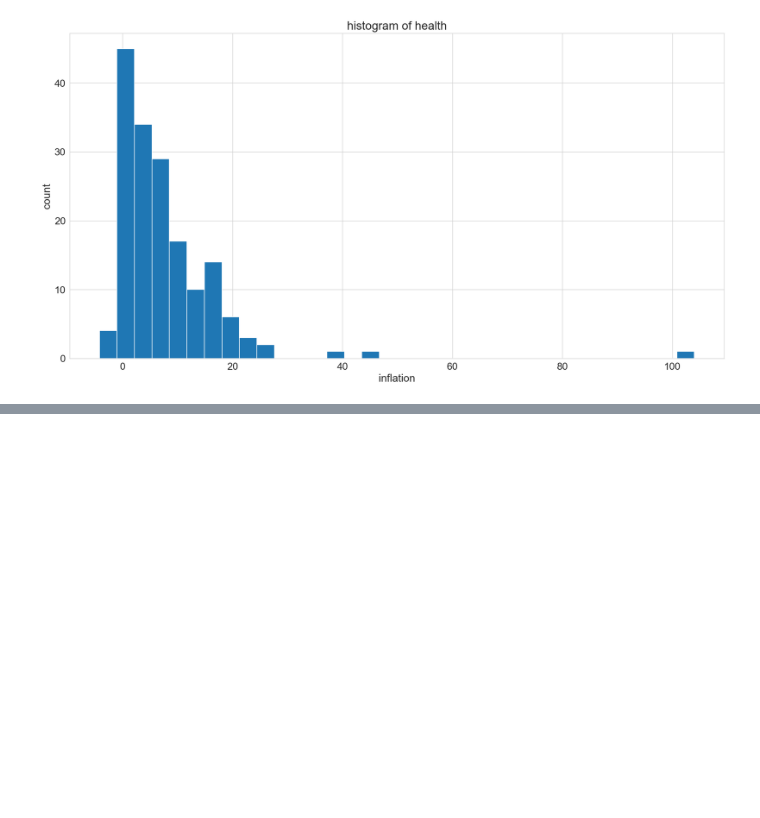
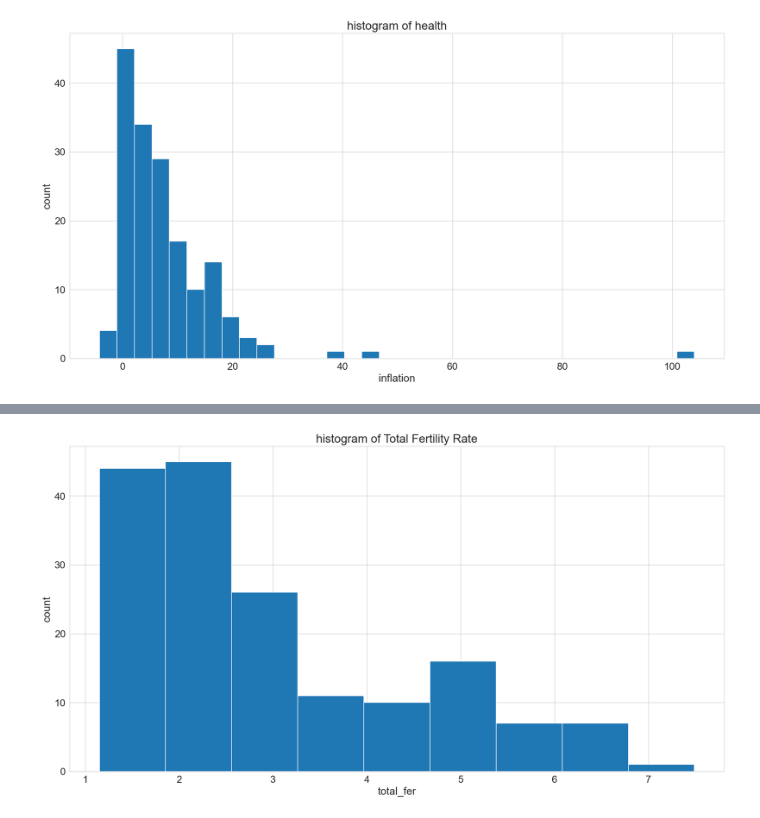
Before and after one commit to HosseinHeydari2004/pca-ml-project, a Jupyter notebook: pca.ipynb, the cells around one changed output, grey strips where cells are left out. Saved outputs shown, nothing was run; the diff lists cells and outputs as text; code cells hidden in the pictures; blank space fills up the shorter version.

```diff
--- a/pca.ipynb
+++ b/pca.ipynb
@@ -133,0 +158,4 @@ hist(x=df["inflation"], title="histogram of health", x_title="inflation")
+# %%
+hist(x=df["total_fer"], title="histogram of Total Fertility Rate", x_title="total_fer")
+# %% [output]
+[figure, added]
```
Also changed, not shown: parts of 9 cells of this notebook.
